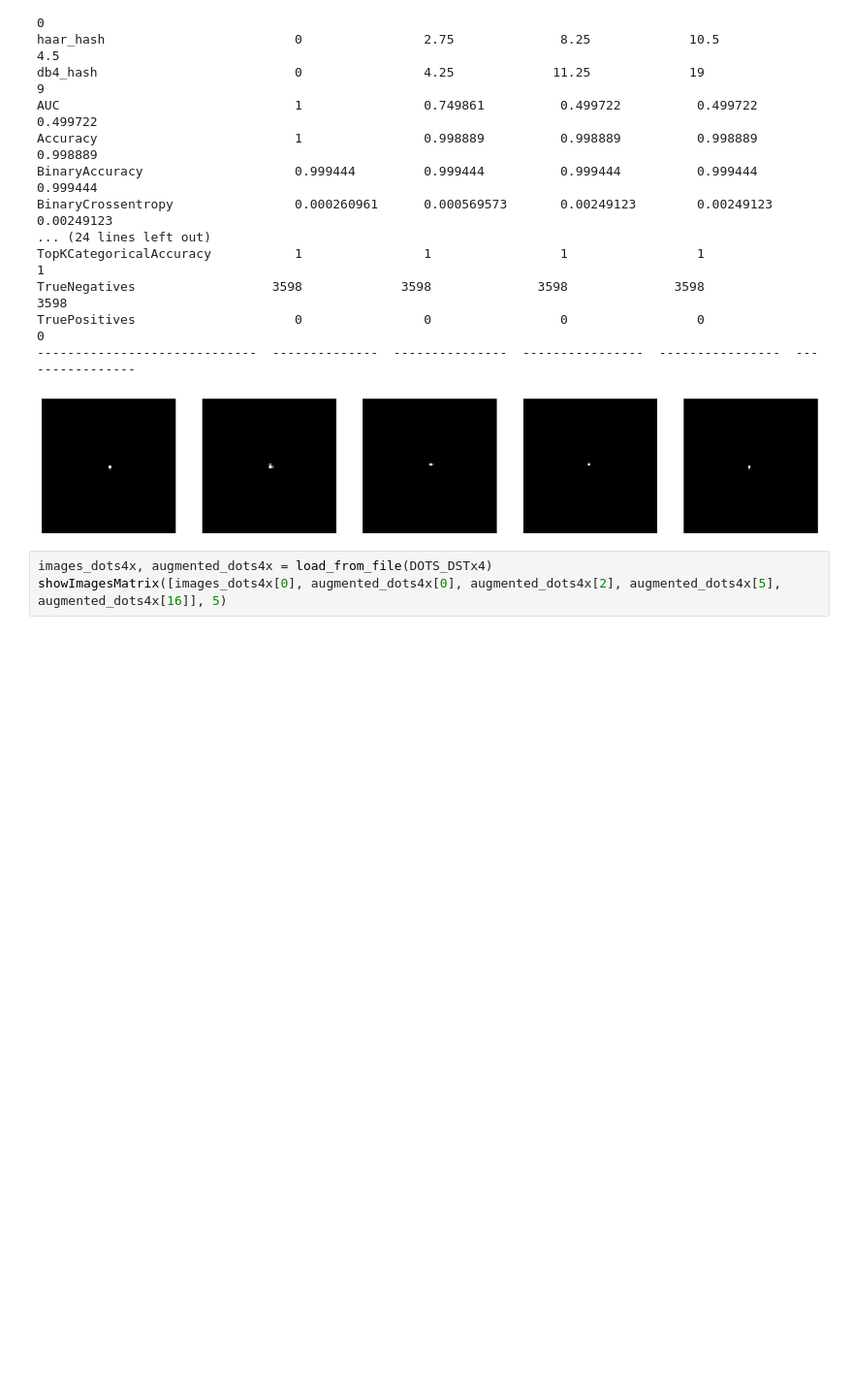
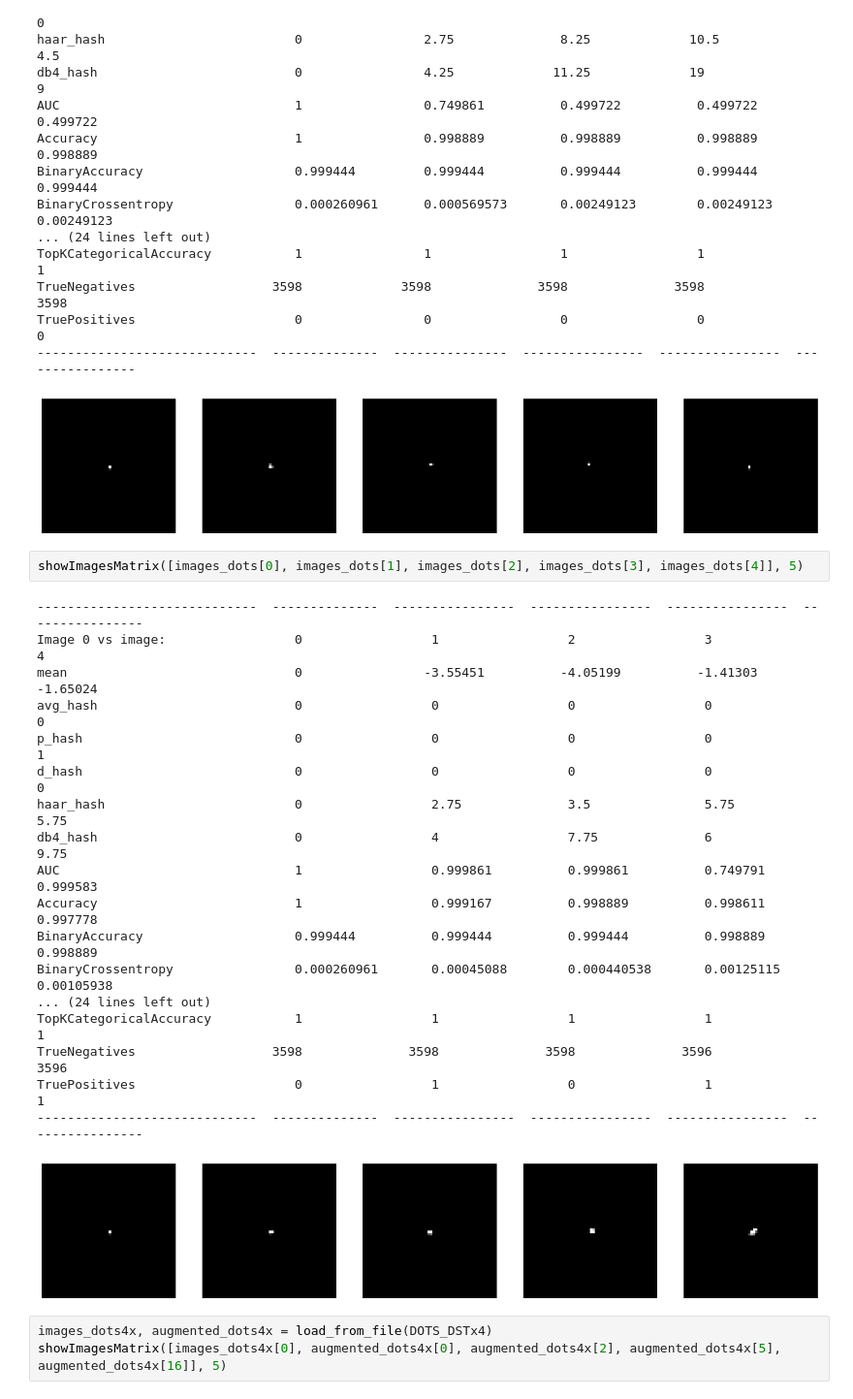
Before and after one commit to marp-science/credo-anomalies, a Jupyter notebook: metrics_compare.ipynb, the cells around one changed output. Shown at 97% size. Cells and saved outputs as stored; diff of their text form; blank space fills up the shorter version.

```diff
--- a/metrics_compare.ipynb
+++ b/metrics_compare.ipynb
@@ -204,6 +210,27 @@ TrueNegatives                  3598             3598              3598
 TruePositives                     0                0                 0                 0                 0
 -----------------------------  --------------  ---------------  ----------------  ----------------  ----------------
 [figure]
+# %%
+showImagesMatrix([images_dots[0], images_dots[1], images_dots[2], images_dots[3], images_dots[4]], 5)
+# %% [output]
+-----------------------------  --------------  ----------------  ----------------  ----------------  ----------------
+Image 0 vs image:                 0                 1                 2                 3                 4
+mean                              0                -3.55451          -4.05199          -1.41303          -1.65024
+avg_hash                          0                 0                 0                 0                 0
+p_hash                            0                 0                 0                 0                 1
+d_hash                            0                 0                 0                 0                 0
+haar_hash                         0                 2.75              3.5               5.75              5.75
+db4_hash                          0                 4                 7.75              6                 9.75
+AUC                               1                 0.999861          0.999861          0.749791          0.999583
+Accuracy                          1                 0.999167          0.998889          0.998611          0.997778
+BinaryAccuracy                    0.999444          0.999444          0.999444          0.998889          0.998889
+BinaryCrossentropy                0.000260961       0.00045088        0.000440538       0.00125115        0.00105938
+... (24 lines left out)
+TopKCategoricalAccuracy           1                 1                 1                 1                 1
+TrueNegatives                  3598              3598              3598              3596              3596
+TruePositives                     0                 1                 0                 1                 1
+-----------------------------  --------------  ----------------  ----------------  ----------------  ----------------
+[figure, added]
 # %%
 images_dots4x, augmented_dots4x = load_from_file(DOTS_DSTx4)
 showImagesMatrix([images_dots4x[0], augmented_dots4x[0], augmented_dots4x[2], augmented_dots4x[5], augmented_dots4x[16]], 5)
```
Also changed, not shown: parts of 4 cells of this notebook, 4 other files.
